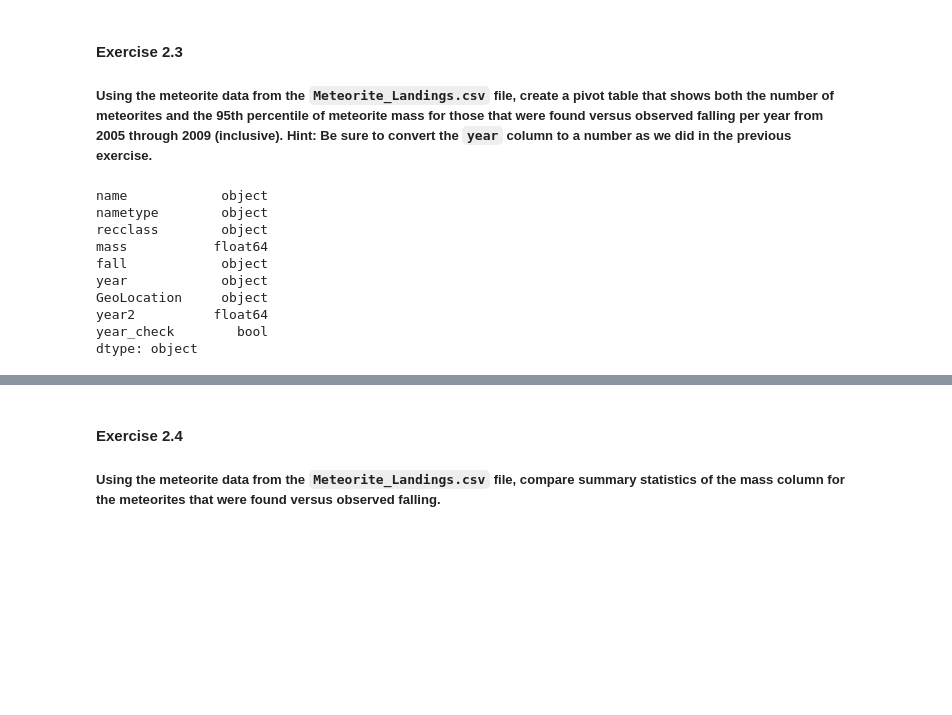
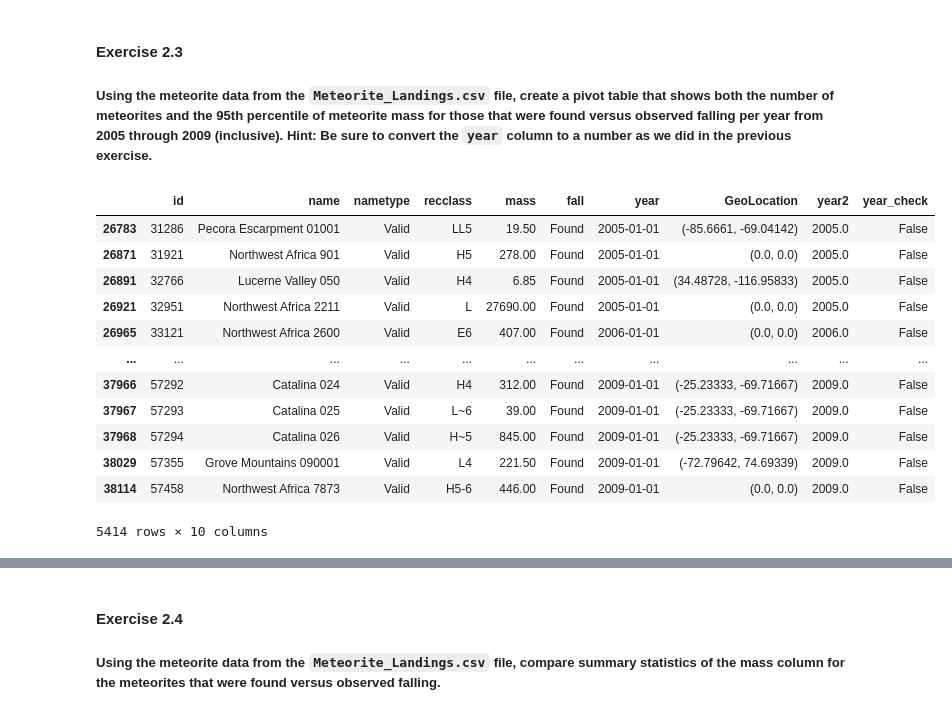
Before and after one commit to Vamir8429/Valerija_SheGoesTech, a Jupyter notebook: Day16_Pandas/workbook.ipynb, the cells around one changed output, grey strips where cells are left out. Saved outputs shown, nothing was run; the diff lists cells and outputs as text; code cells hidden in the pictures; blank space fills up the shorter version.

```diff
--- a/Day16_Pandas/workbook.ipynb
+++ b/Day16_Pandas/workbook.ipynb
@@ -221,16 +221,23 @@ meteorites.query('year.notnull()').head(12)
 # %% [markdown]
 #### Exercise 2.3
 ##### Using the meteorite data from the `Meteorite_Landings.csv` file, create a pivot table that shows both the number of meteorites and the 95th percentile of meteorite mass for those that were found versus observed falling per year from 2005 through 2009 (inclusive). Hint: Be sure to convert the `year` column to a number as we did in the previous exercise.
-# %%
-meteorites.dtypes
-# %% [output]
-name            object
-nametype        object
-recclass        object
-mass           float64
-fall            object
-year            object
-GeoLocation     object
-year2          float64
-year_check        bool
-dtype: object
+# %%
+meteorites.reset_index(inplace=True)
+# %%
+meteorite = meteorites.query('year>=2005 and year<=2009')
+# %%
+meteorite
+# %% [output]
+|  | id | name | nametype | recclass | mass | fall | year | GeoLocation | year2 | year_check |
+| 26783 | 31286 | Pecora Escarpment 01001 | Valid | LL5 | 19.50 | Found | 2005-01-01 | (-85.6661, -69.04142) | 2005.0 | False |
+| 26871 | 31921 | Northwest Africa 901 | Valid | H5 | 278.00 | Found | 2005-01-01 | (0.0, 0.0) | 2005.0 | False |
+| 26891 | 32766 | Lucerne Valley 050 | Valid | H4 | 6.85 | Found | 2005-01-01 | (34.48728, -116.95833) | 2005.0 | False |
+| 26921 | 32951 | Northwest Africa 2211 | Valid | L | 27690.00 | Found | 2005-01-01 | (0.0, 0.0) | 2005.0 | False |
+| 26965 | 33121 | Northwest Africa 2600 | Valid | E6 | 407.00 | Found | 2006-01-01 | (0.0, 0.0) | 2006.0 | False |
+| ... | ... | ... | ... | ... | ... | ... | ... | ... | ... | ... |
+| 37966 | 57292 | Catalina 024 | Valid | H4 | 312.00 | Found | 2009-01-01 | (-25.23333, -69.71667) | 2009.0 | False |
+| 37967 | 57293 | Catalina 025 | Valid | L~6 | 39.00 | Found | 2009-01-01 | (-25.23333, -69.71667) | 2009.0 | False |
+| 37968 | 57294 | Catalina 026 | Valid | H~5 | 845.00 | Found | 2009-01-01 | (-25.23333, -69.71667) | 2009.0 | False |
+| 38029 | 57355 | Grove Mountains 090001 | Valid | L4 | 221.50 | Found | 2009-01-01 | (-72.79642, 74.69339) | 2009.0 | False |
+| 38114 | 57458 | Northwest Africa 7873 | Valid | H5-6 | 446.00 | Found | 2009-01-01 | (0.0, 0.0) | 2009.0 | False |
+5414 rows × 10 columns
```
Also changed, not shown: parts of 7 cells of this notebook, 1 other file.
